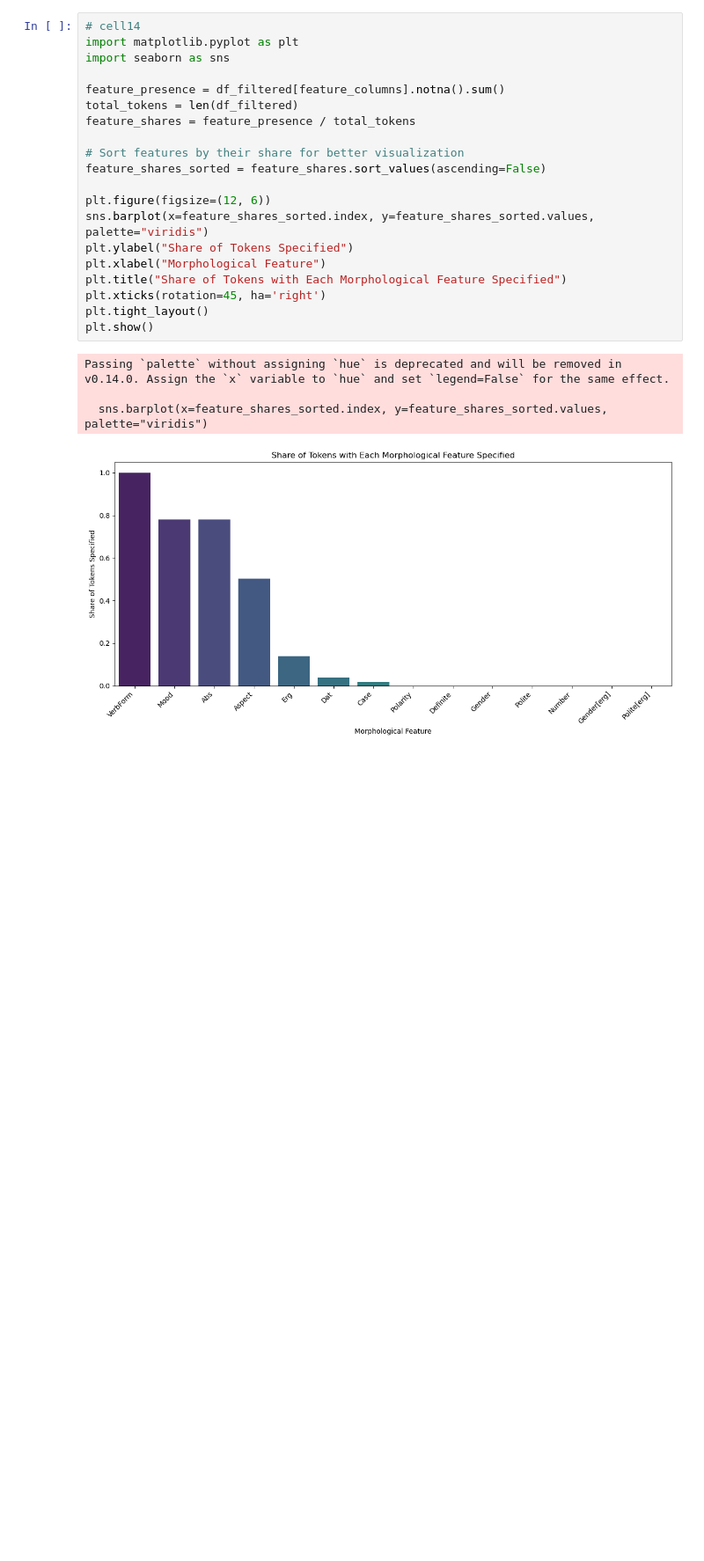
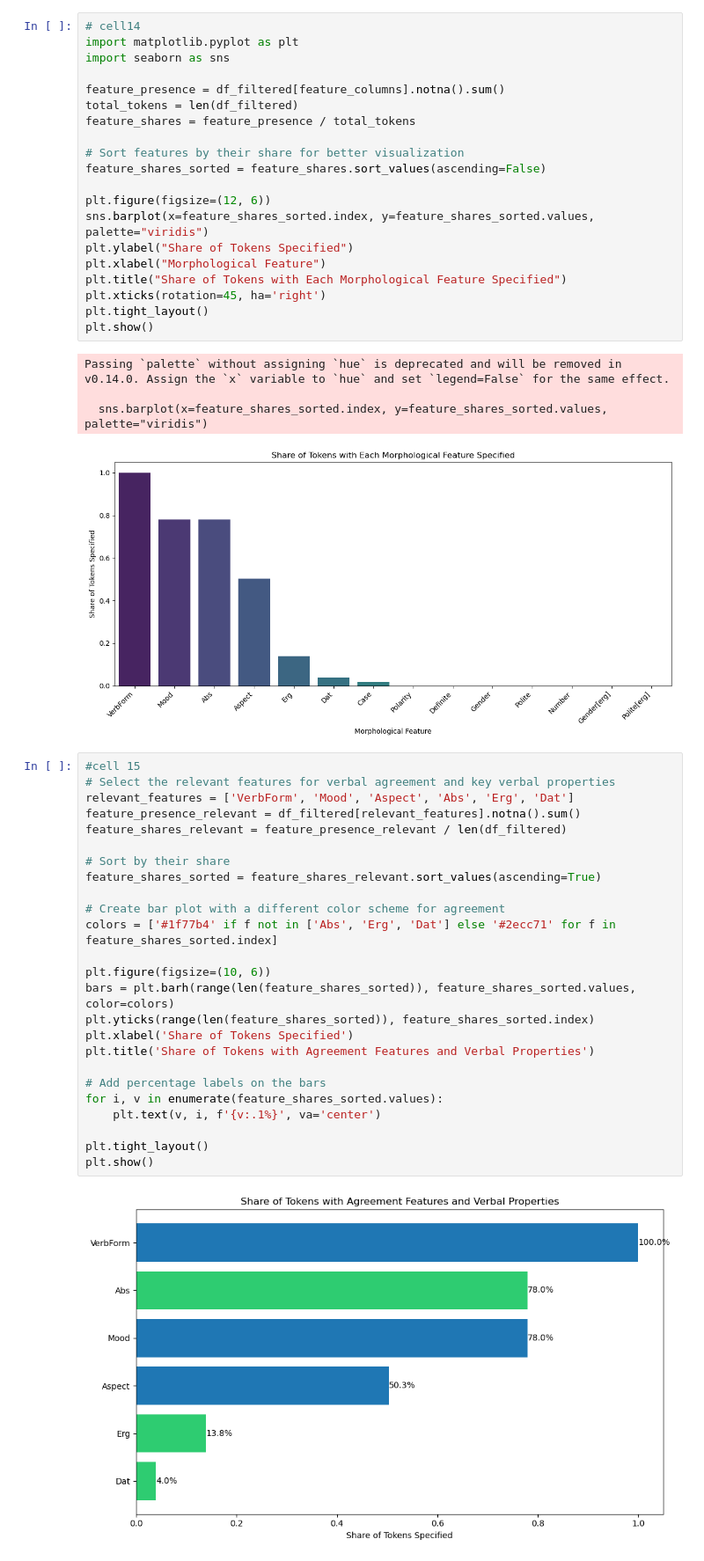
Before and after one commit to eanvhhof/data-sience-for-linguists, a Jupyter notebook: hw4/hw4finalv.ipynb, the cells around one changed output. Shown at 88% size. Drawn from its saved outputs; the diff is of its cells as text; blank space fills up the shorter version.

```diff
--- a/hw4/hw4finalv.ipynb
+++ b/hw4/hw4finalv.ipynb
@@ -218,3 +218,30 @@ Passing `palette` without assigning `hue` is deprecated and will be removed in v
 
   sns.barplot(x=feature_shares_sorted.index, y=feature_shares_sorted.values, palette="viridis")
 [figure]
+# %%
+#cell 15
+# Select the relevant features for verbal agreement and key verbal properties
+relevant_features = ['VerbForm', 'Mood', 'Aspect', 'Abs', 'Erg', 'Dat']
+feature_presence_relevant = df_filtered[relevant_features].notna().sum()
+feature_shares_relevant = feature_presence_relevant / len(df_filtered)
+
+# Sort by their share
+feature_shares_sorted = feature_shares_relevant.sort_values(ascending=True)
+
+# Create bar plot with a different color scheme for agreement
+colors = ['#1f77b4' if f not in ['Abs', 'Erg', 'Dat'] else '#2ecc71' for f in feature_shares_sorted.index]
+
+plt.figure(figsize=(10, 6))
+bars = plt.barh(range(len(feature_shares_sorted)), feature_shares_sorted.values, color=colors)
+plt.yticks(range(len(feature_shares_sorted)), feature_shares_sorted.index)
+plt.xlabel('Share of Tokens Specified')
+plt.title('Share of Tokens with Agreement Features and Verbal Properties')
+
+# Add percentage labels on the bars
+for i, v in enumerate(feature_shares_sorted.values):
+    plt.text(v, i, f'{v:.1%}', va='center')
+
+plt.tight_layout()
+plt.show()
+# %% [output]
+[figure, added]
```
Also changed, not shown: parts of 1 cell of this notebook, 3 other files.
